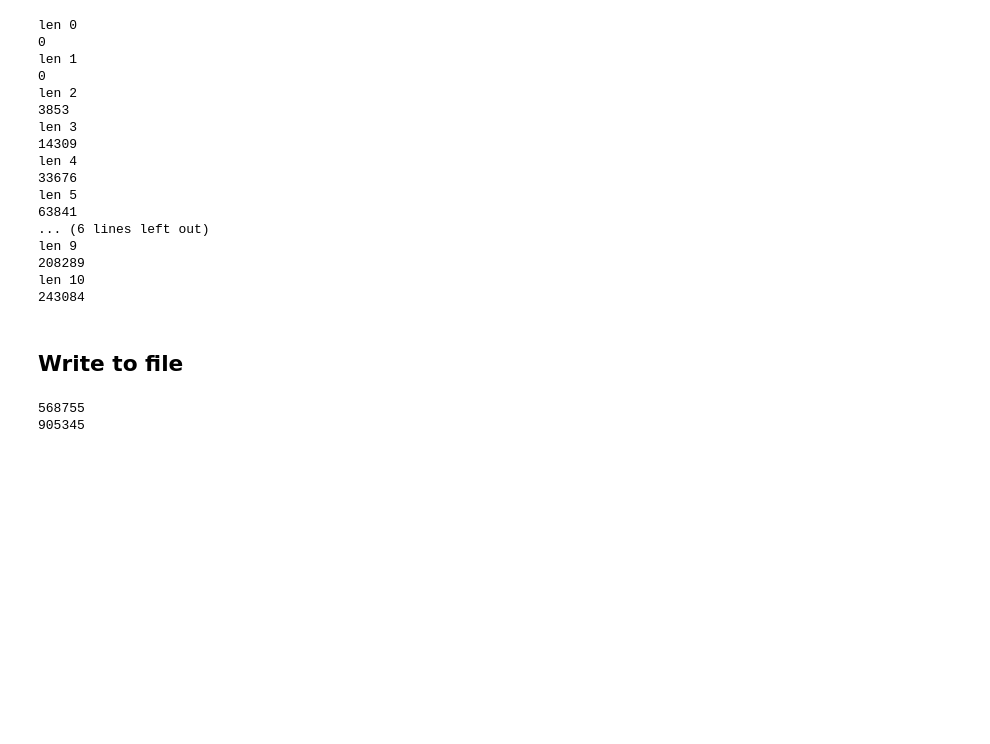
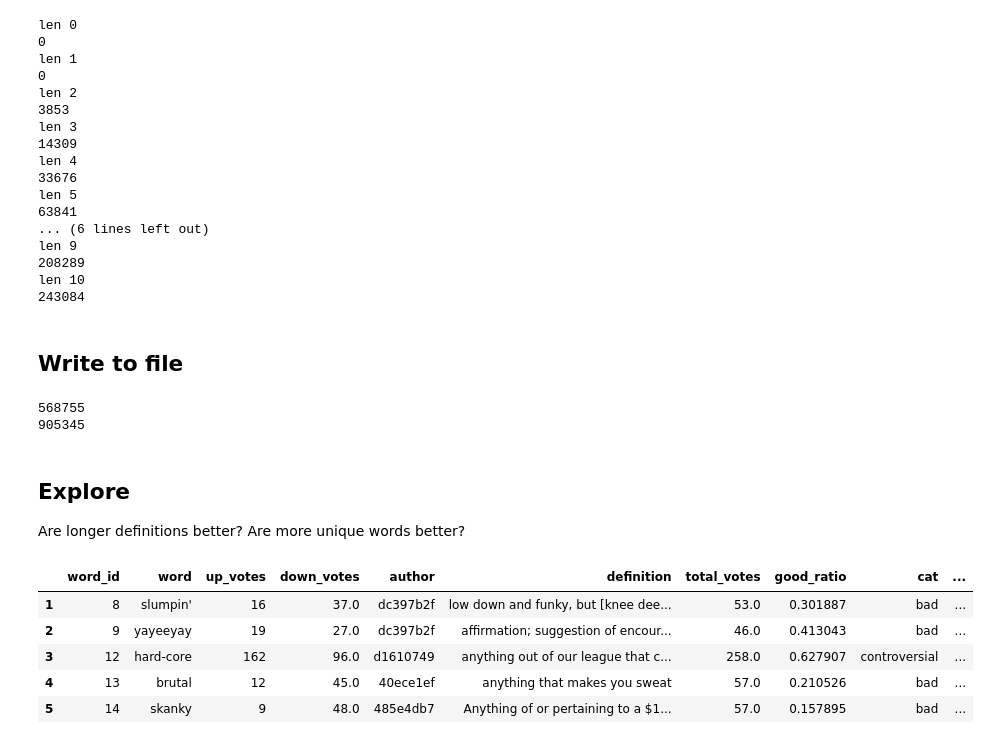
Before and after one commit to lauriemerrell/urban_dictionary_definition_quality, a Jupyter notebook: notebooks/EDA.ipynb, the cells around one changed output. Cells and saved outputs as stored; diff of their text form; code cells hidden in the pictures; blank space fills up the shorter version.

```diff
--- a/notebooks/EDA.ipynb
+++ b/notebooks/EDA.ipynb
@@ -379,3 +379,15 @@ data['cat'] = pd.qcut(data['good_ratio'], q = 3, labels = ["bad", "controversial
 # %%
 # write this final dataset to file
 data.to_csv("../data/clean_data.csv", index = False)
+# %% [markdown]
+## Explore
+Are longer definitions better? Are more unique words better?
+# %%
+data.head()
+# %% [output]
+|  | word_id | word | up_votes | down_votes | author | definition | total_votes | good_ratio | cat | ... |
+| 1 | 8 | slumpin' | 16 | 37.0 | dc397b2f | low down and funky, but [knee dee... | 53.0 | 0.301887 | bad | ... |
+| 2 | 9 | yayeeyay | 19 | 27.0 | dc397b2f | affirmation; suggestion of encour... | 46.0 | 0.413043 | bad | ... |
+| 3 | 12 | hard-core | 162 | 96.0 | d1610749 | anything out of our league that c... | 258.0 | 0.627907 | controversial | ... |
+| 4 | 13 | brutal | 12 | 45.0 | 40ece1ef | anything that makes you sweat | 57.0 | 0.210526 | bad | ... |
+| 5 | 14 | skanky | 9 | 48.0 | 485e4db7 | Anything of or pertaining to a $1... | 57.0 | 0.157895 | bad | ... |
```
Also changed, not shown: parts of 3 cells of this notebook, 21 other files.
